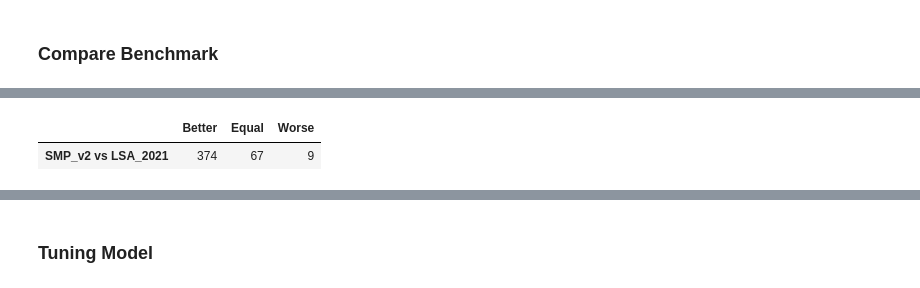
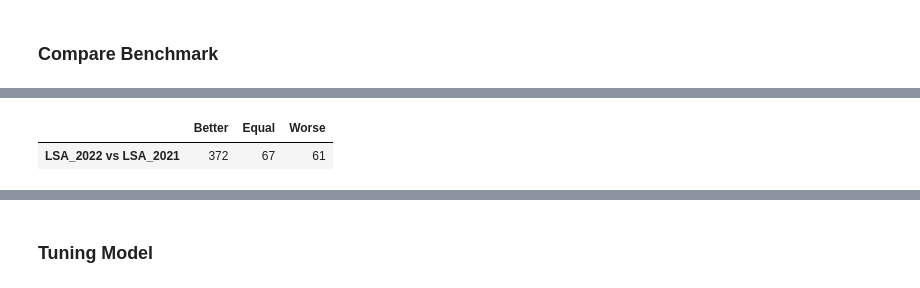
Before and after one commit to KM-MSO/MFEA_MSO, a Jupyter notebook: 7_multi_run.ipynb, the cells around one changed output, grey strips where cells are left out. Saved outputs shown, nothing was run; the diff lists cells and outputs as text; code cells hidden in the pictures.

```diff
--- a/7_multi_run.ipynb
+++ b/7_multi_run.ipynb
@@ -74,6 +87,6 @@ compare = CompareResultBenchmark(path_folder="./RESULTS/result/GECCO20", ls_benc
 # %%
-compare.summarizing_compare_result(idx_main_algo=1, min_value=1e-6, idx_gener_compare=-1, total_generation=1000)
+compare.summarizing_compare_result(idx_main_algo=1, min_value=1e-6, idx_gener_compare=-1, total_generation=1000, combine=True)
 # %% [output]
 |  | Better | Equal | Worse |
-| SMP_v2 vs LSA_2021 | 374 | 67 | 9 |
+| LSA_2022 vs LSA_2021 | 372 | 67 | 61 |
 # %%
```
Also changed, not shown: parts of 9 cells of this notebook, 3 other files.
